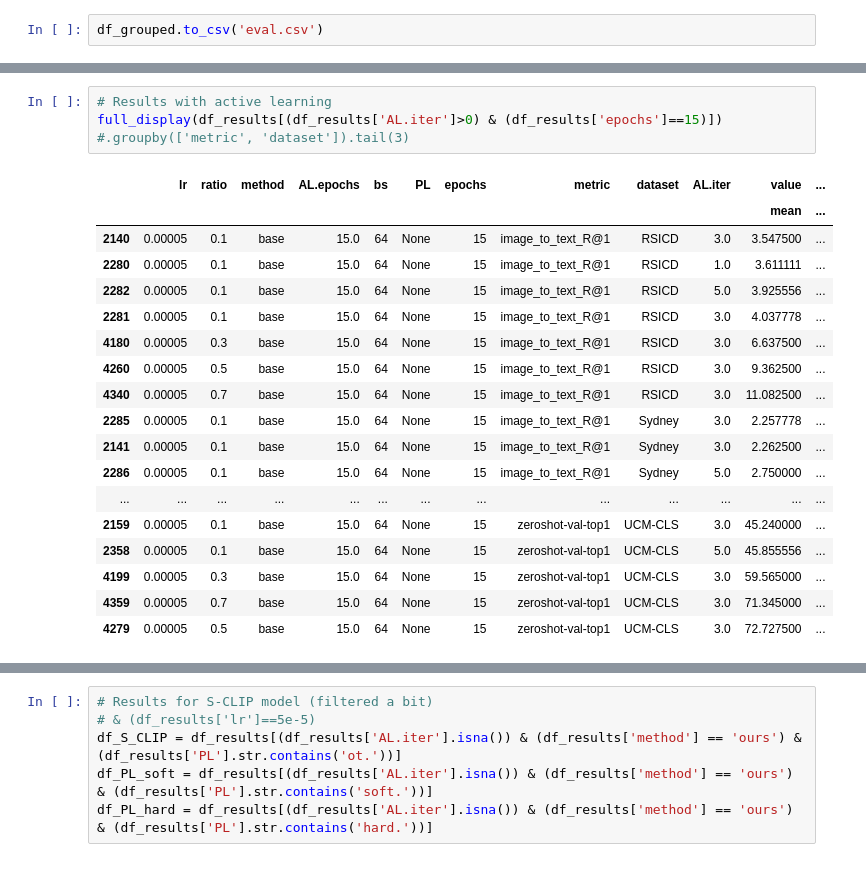
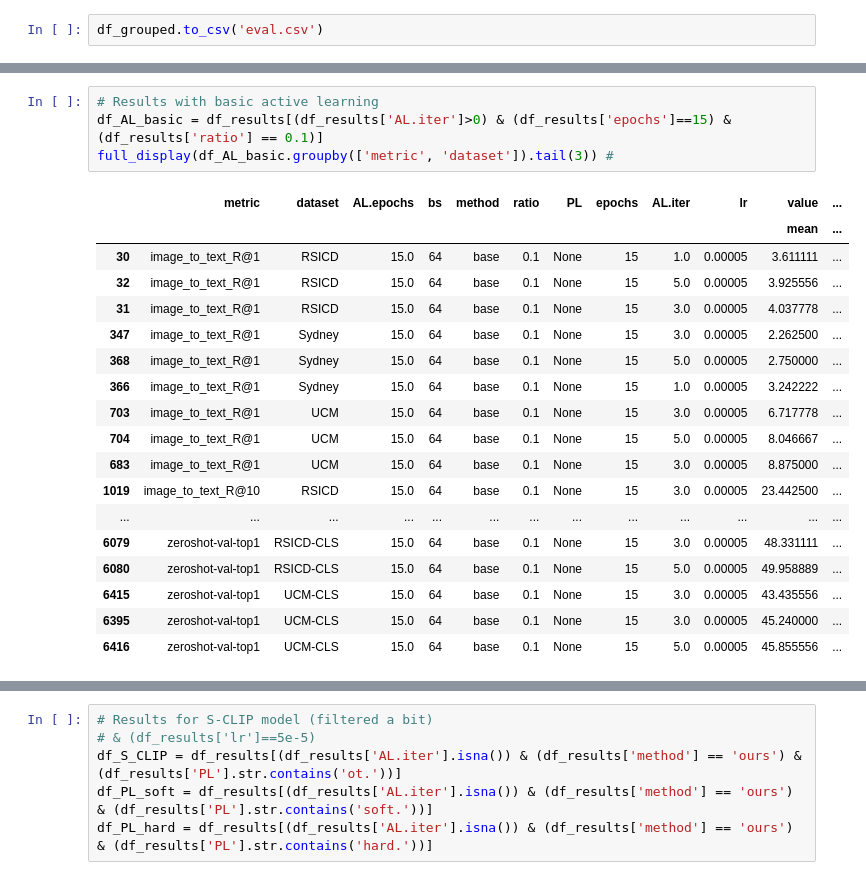
Before and after one commit to nataliehh/thesis2023-2024, a Jupyter notebook: results_analysis.ipynb, the cells around one changed output, grey strips where cells are left out. Drawn from its saved outputs; the diff is of its cells as text.

Commit message:
Results of tuning

```diff
--- a/results_analysis.ipynb
+++ b/results_analysis.ipynb
@@ -131,24 +131,25 @@ df_results.shape
 # %%
-# Results with active learning
-full_display(df_results[(df_results['AL.iter']>0) & (df_results['epochs']==15)]) #.groupby(['metric', 'dataset']).tail(3)
+# Results with basic active learning
+df_AL_basic = df_results[(df_results['AL.iter']>0) & (df_results['epochs']==15) & (df_results['ratio'] == 0.1)]
+full_display(df_AL_basic.groupby(['metric', 'dataset']).tail(3)) #
 # %% [output]
-|  | lr | ratio | method | AL.epochs | bs | PL | epochs | metric | dataset | AL.iter | value | ... |
+|  | metric | dataset | AL.epochs | bs | method | ratio | PL | epochs | AL.iter | lr | value | ... |
 |  |  |  |  |  |  |  |  |  |  |  | mean | ... |
-| 2140 | 0.00005 | 0.1 | base | 15.0 | 64 | None | 15 | image_to_text_R@1 | RSICD | 3.0 | 3.547500 | ... |
-| 2280 | 0.00005 | 0.1 | base | 15.0 | 64 | None | 15 | image_to_text_R@1 | RSICD | 1.0 | 3.611111 | ... |
-| 2282 | 0.00005 | 0.1 | base | 15.0 | 64 | None | 15 | image_to_text_R@1 | RSICD | 5.0 | 3.925556 | ... |
-| 2281 | 0.00005 | 0.1 | base | 15.0 | 64 | None | 15 | image_to_text_R@1 | RSICD | 3.0 | 4.037778 | ... |
-| 4180 | 0.00005 | 0.3 | base | 15.0 | 64 | None | 15 | image_to_text_R@1 | RSICD | 3.0 | 6.637500 | ... |
-| 4260 | 0.00005 | 0.5 | base | 15.0 | 64 | None | 15 | image_to_text_R@1 | RSICD | 3.0 | 9.362500 | ... |
-| 4340 | 0.00005 | 0.7 | base | 15.0 | 64 | None | 15 | image_to_text_R@1 | RSICD | 3.0 | 11.082500 | ... |
-| 2285 | 0.00005 | 0.1 | base | 15.0 | 64 | None | 15 | image_to_text_R@1 | Sydney | 3.0 | 2.257778 | ... |
-| 2141 | 0.00005 | 0.1 | base | 15.0 | 64 | None | 15 | image_to_text_R@1 | Sydney | 3.0 | 2.262500 | ... |
-| 2286 | 0.00005 | 0.1 | base | 15.0 | 64 | None | 15 | image_to_text_R@1 | Sydney | 5.0 | 2.750000 | ... |
+| 30 | image_to_text_R@1 | RSICD | 15.0 | 64 | base | 0.1 | None | 15 | 1.0 | 0.00005 | 3.611111 | ... |
+| 32 | image_to_text_R@1 | RSICD | 15.0 | 64 | base | 0.1 | None | 15 | 5.0 | 0.00005 | 3.925556 | ... |
+| 31 | image_to_text_R@1 | RSICD | 15.0 | 64 | base | 0.1 | None | 15 | 3.0 | 0.00005 | 4.037778 | ... |
+| 347 | image_to_text_R@1 | Sydney | 15.0 | 64 | base | 0.1 | None | 15 | 3.0 | 0.00005 | 2.262500 | ... |
+| 368 | image_to_text_R@1 | Sydney | 15.0 | 64 | base | 0.1 | None | 15 | 5.0 | 0.00005 | 2.750000 | ... |
+| 366 | image_to_text_R@1 | Sydney | 15.0 | 64 | base | 0.1 | None | 15 | 1.0 | 0.00005 | 3.242222 | ... |
+| 703 | image_to_text_R@1 | UCM | 15.0 | 64 | base | 0.1 | None | 15 | 3.0 | 0.00005 | 6.717778 | ... |
+| 704 | image_to_text_R@1 | UCM | 15.0 | 64 | base | 0.1 | None | 15 | 5.0 | 0.00005 | 8.046667 | ... |
+| 683 | image_to_text_R@1 | UCM | 15.0 | 64 | base | 0.1 | None | 15 | 3.0 | 0.00005 | 8.875000 | ... |
+| 1019 | image_to_text_R@10 | RSICD | 15.0 | 64 | base | 0.1 | None | 15 | 3.0 | 0.00005 | 23.442500 | ... |
 | ... | ... | ... | ... | ... | ... | ... | ... | ... | ... | ... | ... | ... |
-| 2159 | 0.00005 | 0.1 | base | 15.0 | 64 | None | 15 | zeroshot-val-top1 | UCM-CLS | 3.0 | 45.240000 | ... |
-| 2358 | 0.00005 | 0.1 | base | 15.0 | 64 | None | 15 | zeroshot-val-top1 | UCM-CLS | 5.0 | 45.855556 | ... |
-| 4199 | 0.00005 | 0.3 | base | 15.0 | 64 | None | 15 | zeroshot-val-top1 | UCM-CLS | 3.0 | 59.565000 | ... |
-| 4359 | 0.00005 | 0.7 | base | 15.0 | 64 | None | 15 | zeroshot-val-top1 | UCM-CLS | 3.0 | 71.345000 | ... |
-| 4279 | 0.00005 | 0.5 | base | 15.0 | 64 | None | 15 | zeroshot-val-top1 | UCM-CLS | 3.0 | 72.727500 | ... |
+| 6079 | zeroshot-val-top1 | RSICD-CLS | 15.0 | 64 | base | 0.1 | None | 15 | 3.0 | 0.00005 | 48.331111 | ... |
+| 6080 | zeroshot-val-top1 | RSICD-CLS | 15.0 | 64 | base | 0.1 | None | 15 | 5.0 | 0.00005 | 49.958889 | ... |
+| 6415 | zeroshot-val-top1 | UCM-CLS | 15.0 | 64 | base | 0.1 | None | 15 | 3.0 | 0.00005 | 43.435556 | ... |
+| 6395 | zeroshot-val-top1 | UCM-CLS | 15.0 | 64 | base | 0.1 | None | 15 | 3.0 | 0.00005 | 45.240000 | ... |
+| 6416 | zeroshot-val-top1 | UCM-CLS | 15.0 | 64 | base | 0.1 | None | 15 | 5.0 | 0.00005 | 45.855556 | ... |
 # %%
 # Results for base CLIP model (filtered a bit)
```
Also changed, not shown: parts of 9 cells of this notebook, 1 other file.
